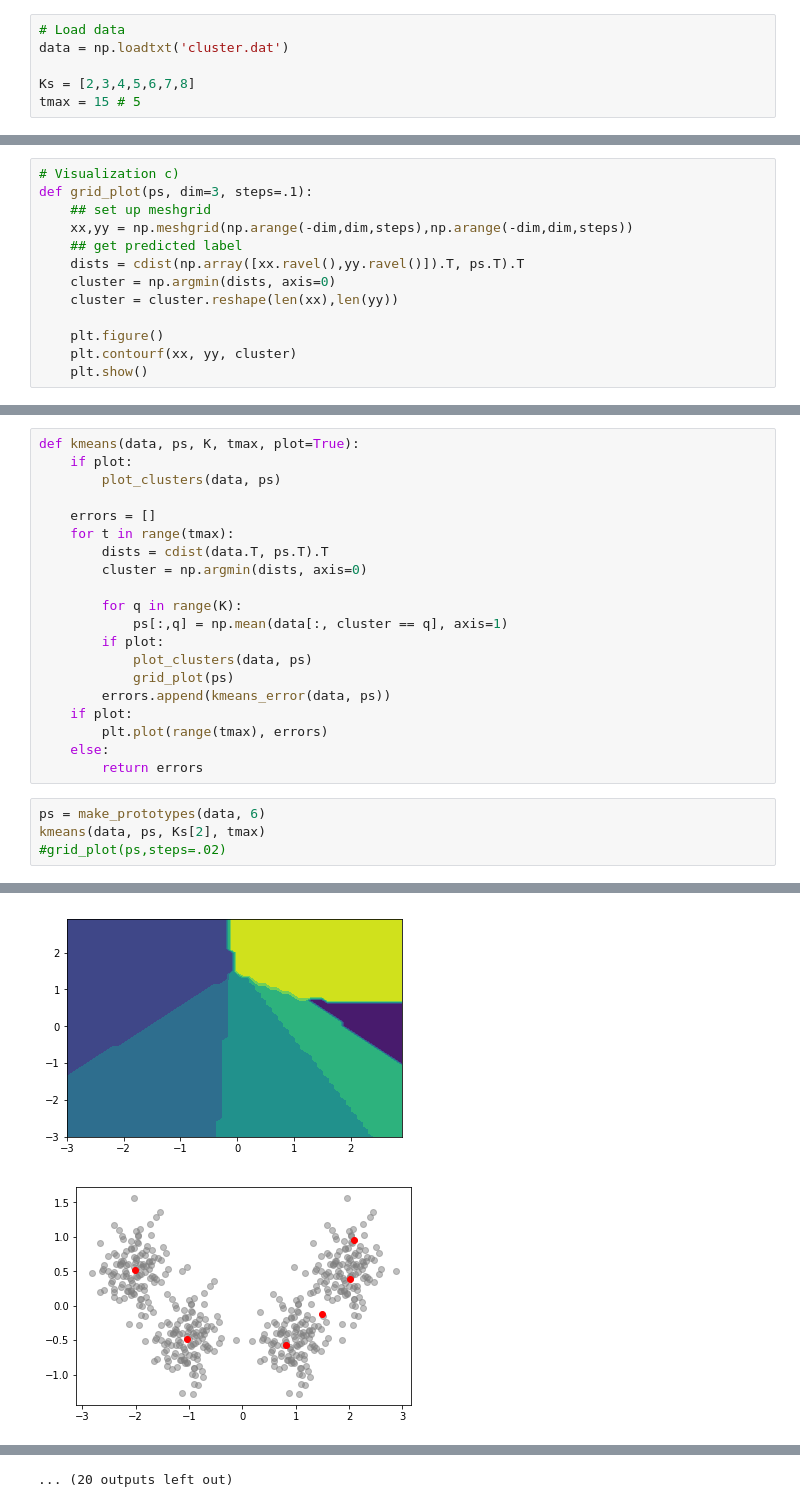
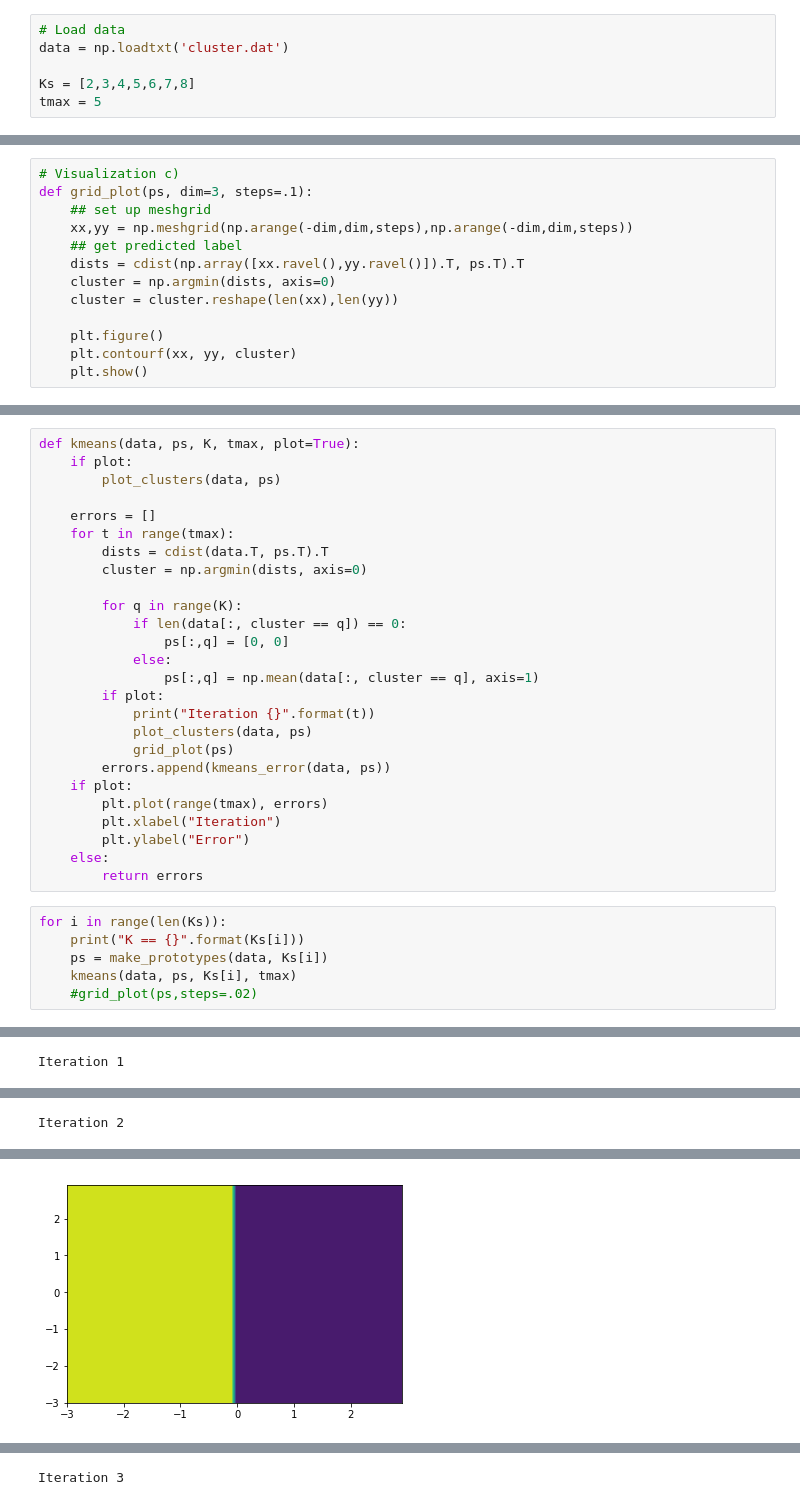
Before and after one commit to muellerfelix/mi-2, a Jupyter notebook: hw-9/HW-9.ipynb, the cells around one changed output, grey strips where cells are left out. Drawn from its saved outputs; the diff is of its cells as text.

```diff
--- a/hw-9/HW-9.ipynb
+++ b/hw-9/HW-9.ipynb
@@ -8,4 +8,4 @@ from scipy.spatial.distance import cdist
 data = np.loadtxt('cluster.dat')
 
 Ks = [2,3,4,5,6,7,8]
-tmax = 15 # 5
+tmax = 5
@@ -59,17 +66,25 @@ def kmeans(data, ps, K, tmax, plot=True):
         cluster = np.argmin(dists, axis=0)
 
         for q in range(K):
-            ps[:,q] = np.mean(data[:, cluster == q], axis=1)
+            if len(data[:, cluster == q]) == 0:
+                ps[:,q] = [0, 0]
+            else:
+                ps[:,q] = np.mean(data[:, cluster == q], axis=1)
         if plot:
+            print("Iteration {}".format(t))
             plot_clusters(data, ps)
             grid_plot(ps)
         errors.append(kmeans_error(data, ps))
     if plot:
         plt.plot(range(tmax), errors)
+        plt.xlabel("Iteration")
+        plt.ylabel("Error")
     else:
         return errors
 # %%
-ps = make_prototypes(data, 6)
-kmeans(data, ps, Ks[2], tmax)
-#grid_plot(ps,steps=.02)
+for i in range(len(Ks)):
+    print("K == {}".format(Ks[i]))
+    ps = make_prototypes(data, Ks[i])
+    kmeans(data, ps, Ks[i], tmax)
+    #grid_plot(ps,steps=.02)
 # %% [output]
@@ -78,0 +96 @@ kmeans(data, ps, Ks[2], tmax)
+Iteration 1
@@ -80,0 +99 @@ kmeans(data, ps, Ks[2], tmax)
+Iteration 2
@@ -82,2 +101 @@ kmeans(data, ps, Ks[2], tmax)
-[figure, old version]
+[figure, new version]
-[figure, removed]
@@ -88 +102 @@ kmeans(data, ps, Ks[2], tmax)
-... (20 outputs left out)
+Iteration 3
```
Also changed, not shown: parts of 16 cells of this notebook.
